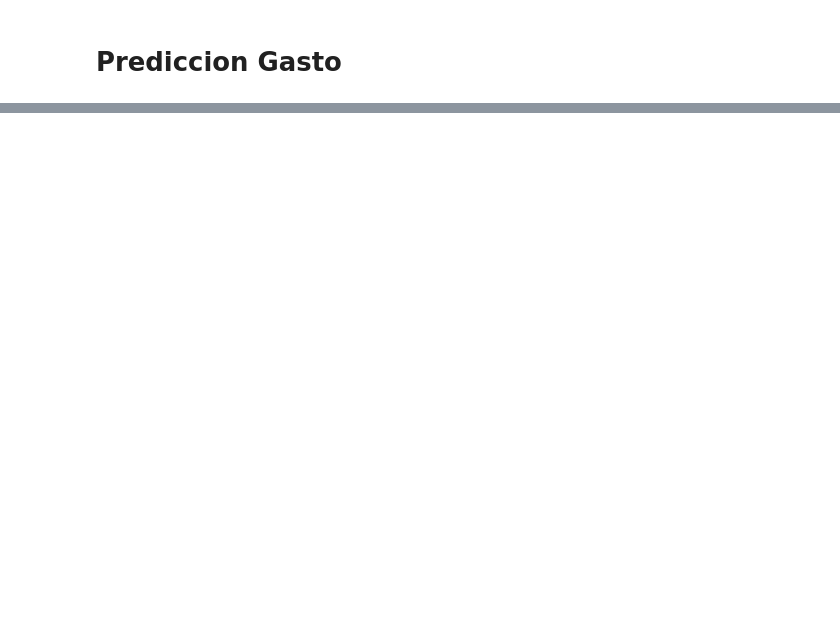
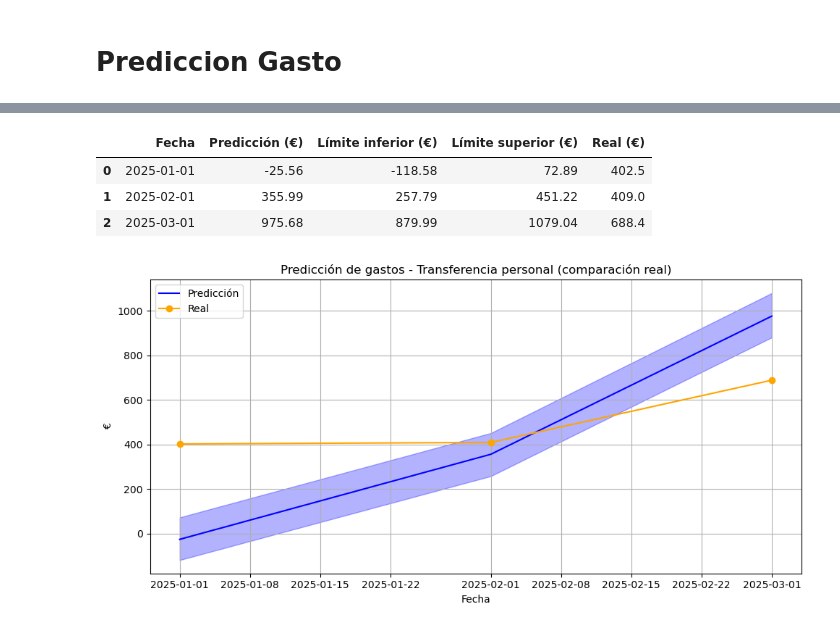
Before and after one commit to Ogomez07/Proyecto_TFM, a Jupyter notebook: prediccion_gasto.ipynb, the cells around one changed output, grey strips where cells are left out. Cells and saved outputs as stored; diff of their text form; code cells hidden in the pictures; blank space fills up the shorter version.

```diff
--- a/prediccion_gasto.ipynb
+++ b/prediccion_gasto.ipynb
@@ -34,0 +233,75 @@ display(gastos_mensuales)
+# %%
+def predecir_categoria_con_prophet(categoria):
+    print(f"\n{'='*50}\n🔎 Categoría: {categoria}\n{'='*50}")
+
+    df = df_categorizado.copy()
+    df_cat = df[df['categoria'] == categoria].copy()
+    df_cat['fecha'] = pd.to_datetime(df_cat['fecha_operacion'])
+
+    serie_mensual = df_cat.groupby(df_cat['fecha'].dt.to_period('M'))['importe'].sum().reset_index()
+    serie_mensual['fecha'] = serie_mensual['fecha'].dt.to_timestamp()
+    df_prophet = serie_mensual.rename(columns={'fecha': 'ds', 'importe': 'y'})
+
+    if df_prophet.shape[0] < 12:
+        print("⚠️ No hay suficientes datos para entrenar Prophet.")
+        return
+
+    df_entrenamiento = df_prophet[df_prophet['ds'] <= '2024-12-31']
+    df_real = df_prophet[df_prophet['ds'] > '2024-12-31']
+
+    modelo = Prophet()
+    modelo.fit(df_entrenamiento)
+
+    futuro = modelo.make_future_dataframe(periods=4, freq='M')
+    forecast = modelo.predict(futuro)
+
+    hist = forecast.set_index('ds').loc[df_entrenamiento['ds']]
+    y_pred = hist['yhat']
+    y_true = df_entrenamiento.set_index('ds')['y']
+    mae_entreno = mean_absolute_error(y_true, y_pred)
+    print(f"✅ MAE entrenamiento (hasta 2024-12): {mae_entreno:.2f} €")
+
+    forecast['ds'] = forecast['ds'].dt.to_period('M').dt.to_timestamp()
+    df_real['ds'] = df_real['ds'].dt.to_period('M').dt.to_timestamp()
+
+    forecast_2025 = forecast[forecast['ds'].isin(df_real['ds'])].copy()
+    forecast_2025 = forecast_2025[['ds', 'yhat', 'yhat_lower', 'yhat_upper']]
+    forecast_2025 = forecast_2025.merge(df_real[['ds', 'y']], on='ds', how='left')
+
+    forecast_2025 = forecast_2025.rename(columns={
+        'ds': 'Fecha',
+        'yhat': 'Predicción (€)',
+        'y': 'Real (€)',
+        'yhat_lower': 'Límite inferior (€)',
+        'yhat_upper': 'Límite superior (€)'
+    }).round(2)
+
+    if not forecast_2025.empty:
+        mae_2025 = mean_absolute_error(forecast_2025['Real (€)'], forecast_2025['Predicción (€)'])
+        print(f"✅ MAE Prophet para valores reales en 2025: {mae_2025:.2f} €")
+        display(forecast_2025)
+
+        plt.figure(figsize=(10, 5))
+        plt.plot(forecast_2025['Fecha'], forecast_2025['Predicción (€)'], label='Predicción', color='blue')
+        plt.fill_between(forecast_2025['Fecha'],
+                         forecast_2025['Límite inferior (€)'],
+                         forecast_2025['Límite superior (€)'],
+                         alpha=0.3, color='blue')
+        plt.plot(forecast_2025['Fecha'], forecast_2025['Real (€)'], label='Real', marker='o', color='orange')
+        plt.title(f"Predicción de gastos - {categoria} (comparación real)")
+        plt.xlabel("Fecha")
+        plt.ylabel("€")
+        plt.grid(True)
+        plt.legend()
+        plt.tight_layout()
+        plt.show()
+
+predecir_categoria_con_prophet('Transferencia personal')
+predecir_categoria_con_prophet('Compras no esenciales')
+predecir_categoria_con_prophet('Facturas')
+predecir_categoria_con_prophet('Préstamo')
+predecir_categoria_con_prophet('Ocio / Suscripciones')
+predecir_categoria_con_prophet('Restauración')
+predecir_categoria_con_prophet('Supermercado')
+predecir_categoria_con_prophet('Transporte')
+# %% [output]
@@ -34,0 +320,5 @@ display(gastos_mensuales)
+|  | Fecha | Predicción (€) | Límite inferior (€) | Límite superior (€) | Real (€) |
+| 0 | 2025-01-01 | -25.56 | -118.58 | 72.89 | 402.5 |
+| 1 | 2025-02-01 | 355.99 | 257.79 | 451.22 | 409.0 |
+| 2 | 2025-03-01 | 975.68 | 879.99 | 1079.04 | 688.4 |
+[figure, added]
```
Also changed, not shown: parts of 10 cells of this notebook, 4 other files.
